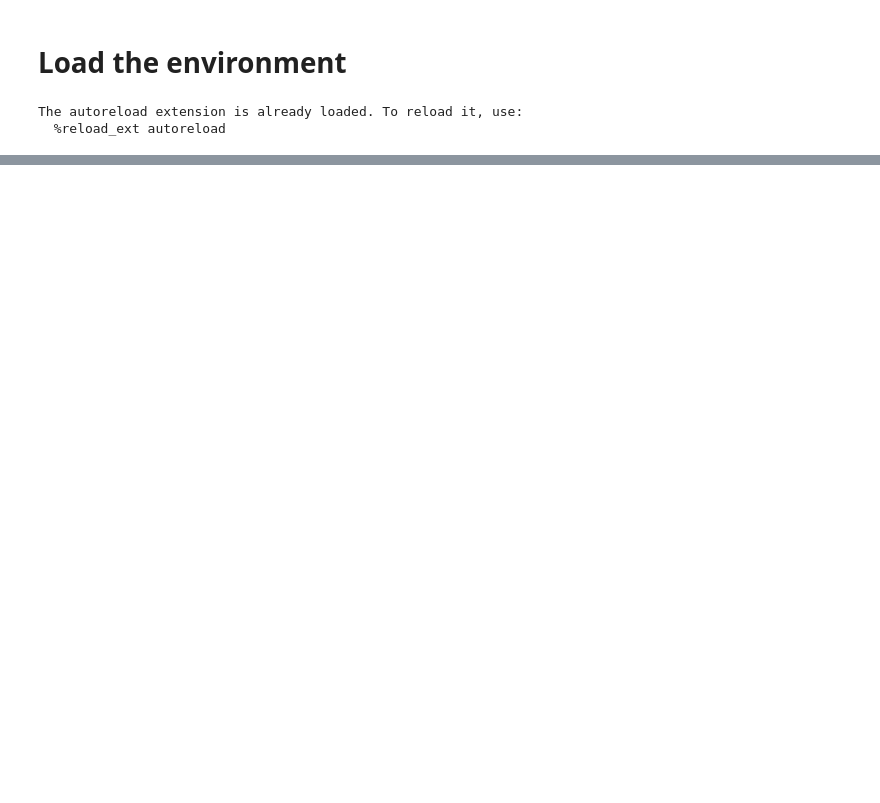
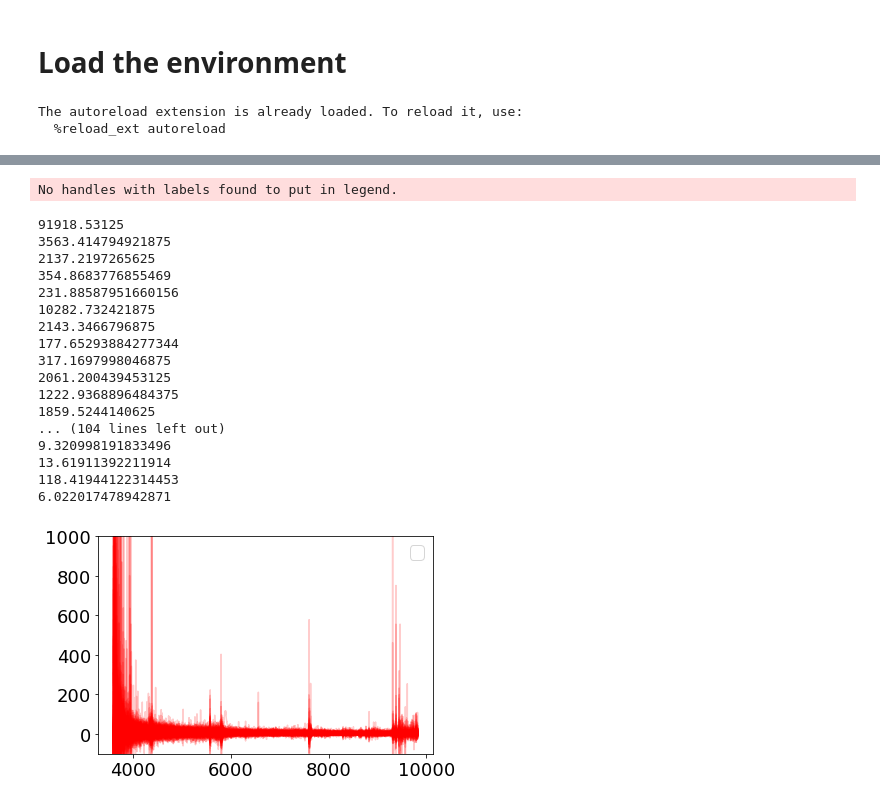
Before and after one commit to moonlovist/DESI_Machine_Learning, a Jupyter notebook: QuasarNET_desi.ipynb, the cells around one changed output, grey strips where cells are left out. Drawn from its saved outputs; the diff is of its cells as text; code cells hidden in the pictures; blank space fills up the shorter version.

```diff
--- a/QuasarNET_desi.ipynb
+++ b/QuasarNET_desi.ipynb
@@ -183,0 +422,39 @@ DESI_quasar[0]
+# %%
+DESI_quasar = fitsio.FITS('/global/cfs/projectdirs/desi/users/jfarr/ML_TensorFlow_tutorial/data_andes_68002_20200315.fits',vstorage='object')
+plt.figure()
+llmin = np.log10(3600)
+llmax = np.log10(10000)
+dll = 1e-3
+nbins = int((llmax-llmin)/dll)
+wavee = 10**(llmin + np.arange(nbins)*dll)
+
+for i in range(120):
+    print(np.max(data_desi['flux'][i]))
+    flux_post = data_desi['flux_post'][i]
+    #plt.plot(wavee,flux_post,color = 'blue',alpha=0.5)
+    flux = data_desi['flux'][i]
+    wave = data_desi['wavelength'][i]
+    plt.plot(wave,flux,color = 'red',alpha=0.2)
+plt.ylim(-100,1000)
+plt.legend()
+plt.show()
+# %% [output]
+No handles with labels found to put in legend.
+91918.53125
+3563.414794921875
+2137.2197265625
+354.8683776855469
+231.88587951660156
+10282.732421875
+2143.3466796875
+177.65293884277344
+317.1697998046875
+2061.200439453125
+1222.9368896484375
+1859.5244140625
+... (104 lines left out)
+9.320998191833496
+13.61911392211914
+118.41944122314453
+6.022017478942871
+[figure, added]
```
Also changed, not shown: parts of 52 cells of this notebook.
